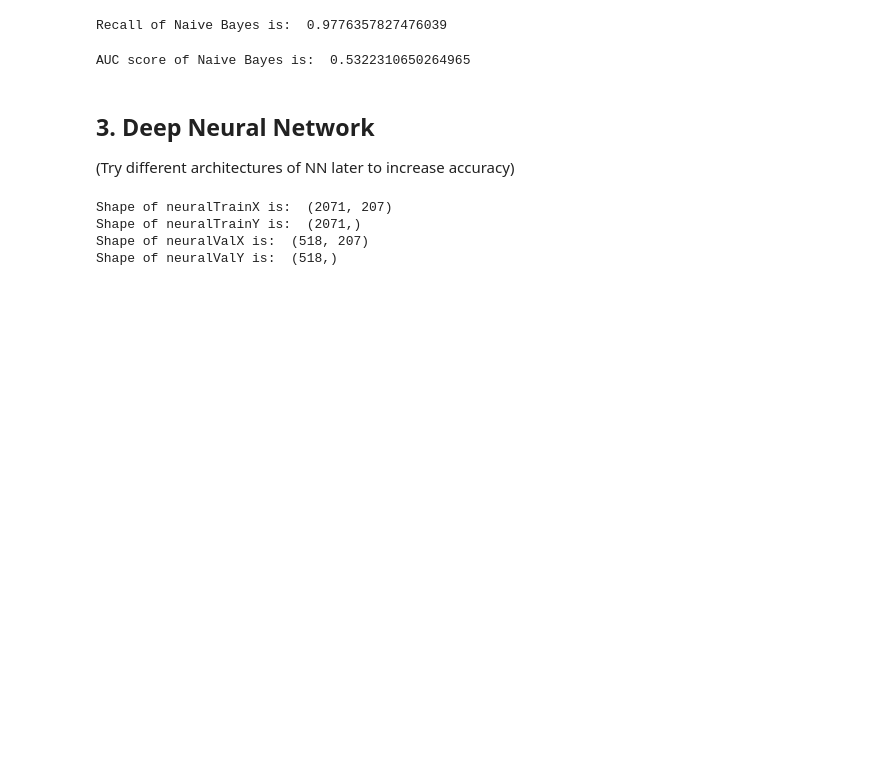
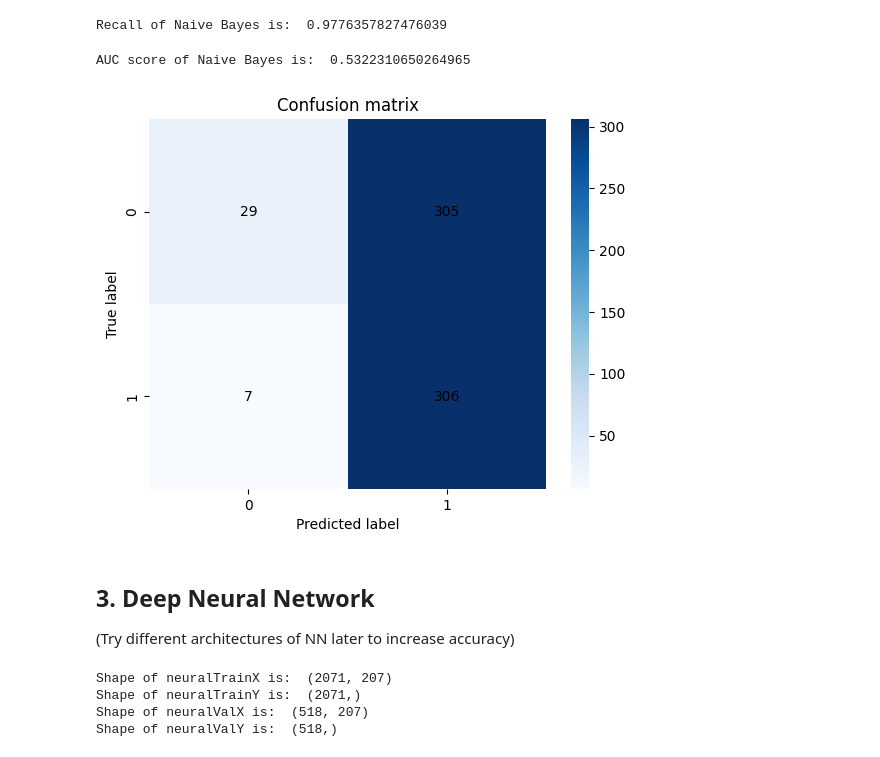
Before and after one commit to Jayadithya374/EC422-Project, a Jupyter notebook: code.ipynb, the cells around one changed output. Cells and saved outputs as stored; diff of their text form; code cells hidden in the pictures; blank space fills up the shorter version.

```diff
--- a/code.ipynb
+++ b/code.ipynb
@@ -374,6 +388,16 @@ auc_score = metrics.roc_auc_score(y_test, predictions)
 print("AUC score of Naive Bayes is: ", auc_score)
 # %% [output]
 AUC score of Naive Bayes is:  0.5322310650264965
+# %%
+confusionMatrixNB = metrics.confusion_matrix(y_test, predictions)
+
+sns.heatmap(confusionMatrixNB, annot=True, cmap="Blues", fmt="d", annot_kws={"color": "black"})
+plt.title('Confusion matrix')
+plt.xlabel('Predicted label')
+plt.ylabel('True label')
+plt.show()
+# %% [output]
+[figure, added]
 # %% [markdown]
 ## 3. Deep Neural Network
 
```
Also changed, not shown: parts of 22 cells of this notebook.
